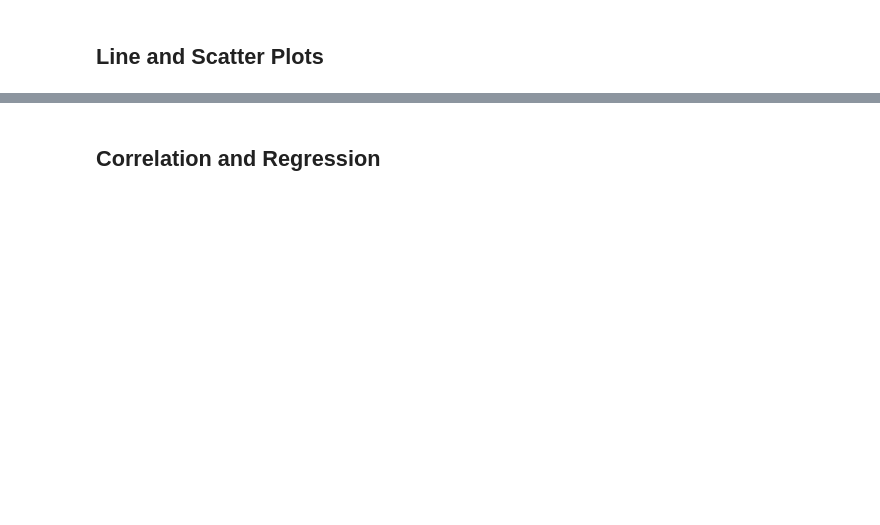
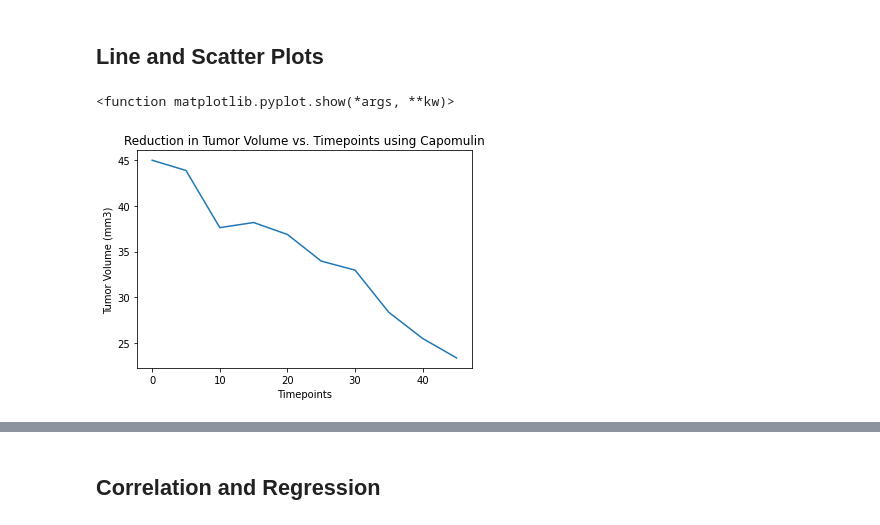
Before and after one commit to Wdepalma/Matplotlib-Challenge, a Jupyter notebook: Instructions/Pymaceuticals/pymaceuticals_starter.ipynb, the cells around one changed output, grey strips where cells are left out. Cells and saved outputs as stored; diff of their text form; code cells hidden in the pictures; blank space fills up the shorter version.

```diff
--- a/Instructions/Pymaceuticals/pymaceuticals_starter.ipynb
+++ b/Instructions/Pymaceuticals/pymaceuticals_starter.ipynb
@@ -204,0 +315,14 @@ agsum_df
+# %%
+# Generate a line plot of tumor volume vs. time point for a mouse treated with Capomulin
+capo_mouse = clean_data.loc[clean_data['Drug Regimen']=="Capomulin"]
+#capo_mouse[capo_mouse.duplicated(['Timepoint'])]
+capo_mouse = capo_mouse.drop_duplicates(subset = ['Timepoint'], keep="first")
+#capo_mouse.head
+plt.plot(capo_mouse['Timepoint'],capo_mouse['Tumor Volume (mm3)'])
+plt.title("Reduction in Tumor Volume vs. Timepoints using Capomulin")
+plt.xlabel("Timepoints")
+plt.ylabel("Tumor Volume (mm3)")
+plt.show
+# %% [output]
+<function matplotlib.pyplot.show(*args, **kw)>
+[figure, added]
```
Also changed, not shown: parts of 15 cells of this notebook.
